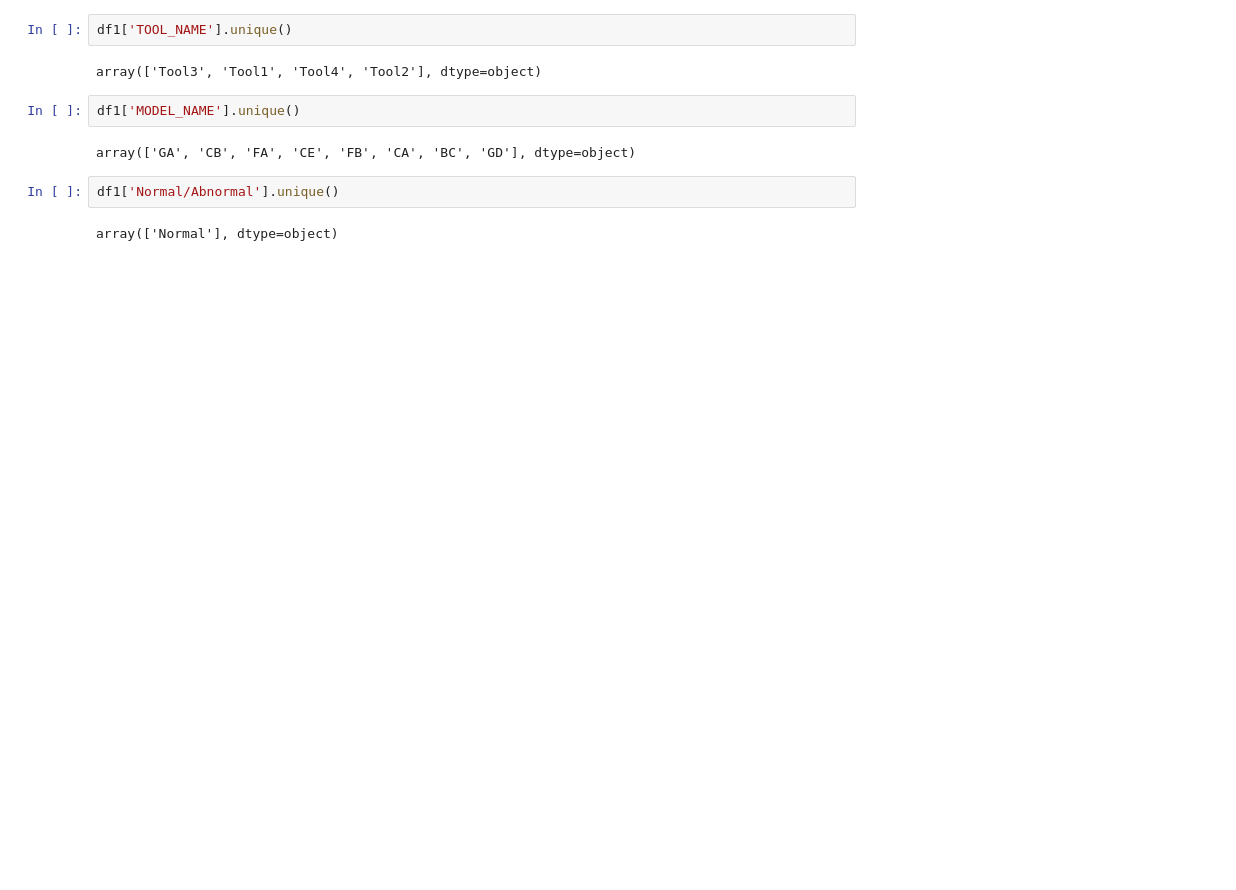
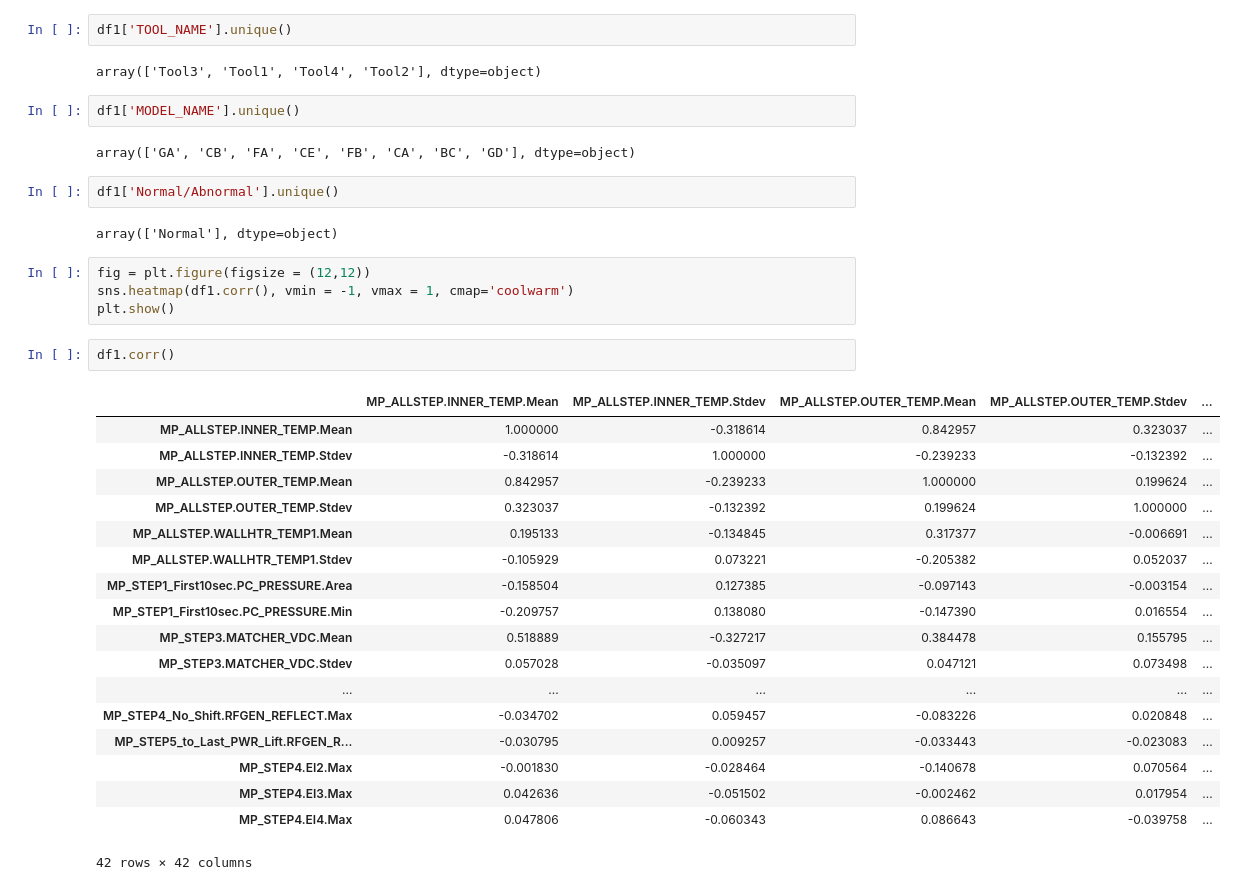
Before and after one commit to Jjineeq/Anomaly-Detection, a Jupyter notebook: hotelling.ipynb, the cells around one changed output. Cells and saved outputs as stored; diff of their text form; blank space fills up the shorter version.

```diff
--- a/hotelling.ipynb
+++ b/hotelling.ipynb
@@ -45,3 +63,28 @@ array(['GA', 'CB', 'FA', 'CE', 'FB', 'CA', 'BC', 'GD'], dtype=object)
 df1['Normal/Abnormal'].unique()
 # %% [output]
 array(['Normal'], dtype=object)
+# %%
+fig = plt.figure(figsize = (12,12))
+sns.heatmap(df1.corr(), vmin = -1, vmax = 1, cmap='coolwarm')
+plt.show()
+# %%
+df1.corr()
+# %% [output]
+|  | MP_ALLSTEP.INNER_TEMP.Mean | MP_ALLSTEP.INNER_TEMP.Stdev | MP_ALLSTEP.OUTER_TEMP.Mean | MP_ALLSTEP.OUTER_TEMP.Stdev | ... |
+| MP_ALLSTEP.INNER_TEMP.Mean | 1.000000 | -0.318614 | 0.842957 | 0.323037 | ... |
+| MP_ALLSTEP.INNER_TEMP.Stdev | -0.318614 | 1.000000 | -0.239233 | -0.132392 | ... |
+| MP_ALLSTEP.OUTER_TEMP.Mean | 0.842957 | -0.239233 | 1.000000 | 0.199624 | ... |
+| MP_ALLSTEP.OUTER_TEMP.Stdev | 0.323037 | -0.132392 | 0.199624 | 1.000000 | ... |
+| MP_ALLSTEP.WALLHTR_TEMP1.Mean | 0.195133 | -0.134845 | 0.317377 | -0.006691 | ... |
+| MP_ALLSTEP.WALLHTR_TEMP1.Stdev | -0.105929 | 0.073221 | -0.205382 | 0.052037 | ... |
+| MP_STEP1_First10sec.PC_PRESSURE.Area | -0.158504 | 0.127385 | -0.097143 | -0.003154 | ... |
+| MP_STEP1_First10sec.PC_PRESSURE.Min | -0.209757 | 0.138080 | -0.147390 | 0.016554 | ... |
+| MP_STEP3.MATCHER_VDC.Mean | 0.518889 | -0.327217 | 0.384478 | 0.155795 | ... |
+| MP_STEP3.MATCHER_VDC.Stdev | 0.057028 | -0.035097 | 0.047121 | 0.073498 | ... |
+| ... | ... | ... | ... | ... | ... |
+| MP_STEP4_No_Shift.RFGEN_REFLECT.Max | -0.034702 | 0.059457 | -0.083226 | 0.020848 | ... |
+| MP_STEP5_to_Last_PWR_Lift.RFGEN_R... | -0.030795 | 0.009257 | -0.033443 | -0.023083 | ... |
+| MP_STEP4.EI2.Max | -0.001830 | -0.028464 | -0.140678 | 0.070564 | ... |
+| MP_STEP4.EI3.Max | 0.042636 | -0.051502 | -0.002462 | 0.017954 | ... |
+| MP_STEP4.EI4.Max | 0.047806 | -0.060343 | 0.086643 | -0.039758 | ... |
+42 rows × 42 columns
```
Also changed, not shown: parts of 9 cells of this notebook, 43 other files.
